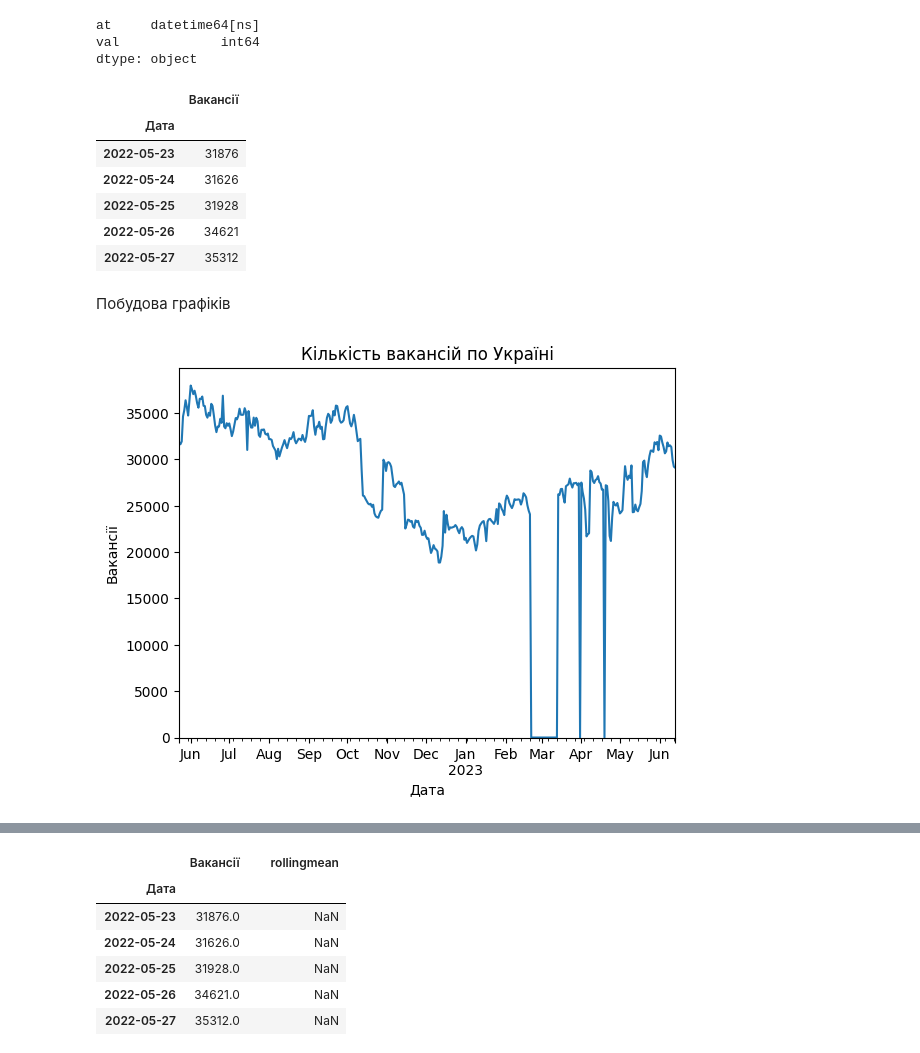
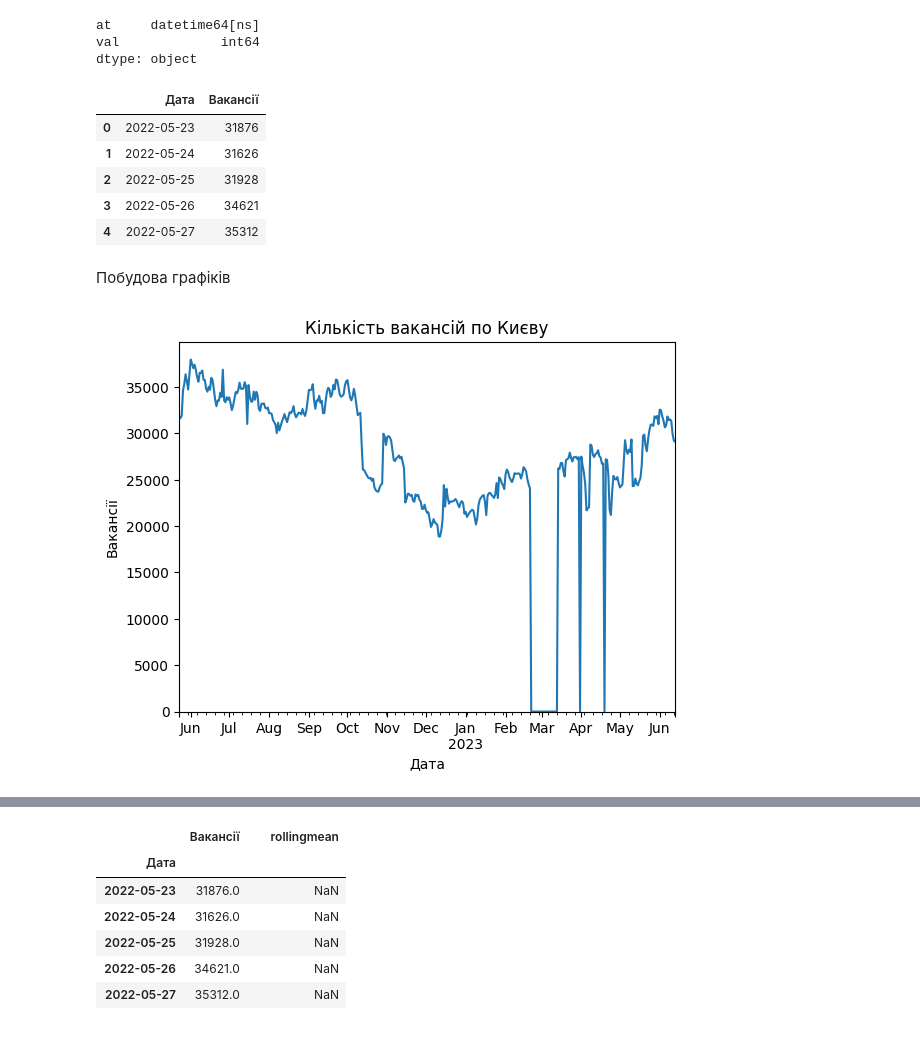
Before and after one commit to AliKon11/---, a Jupyter notebook: PythonLesson.ipynb, the cells around one changed output, grey strips where cells are left out. Cells and saved outputs as stored; diff of their text form; code cells hidden in the pictures.

```diff
--- a/PythonLesson.ipynb
+++ b/PythonLesson.ipynb
@@ -8,7 +8,7 @@ import pandas as pd
 import numpy as np
 import matplotlib.pyplot as plt
 # %%
-response =requests.get("https://uadata.net/work-positions/cities.json")
+response = requests.get("https://uadata.net/work-positions/cities.json?о=Київ")
 data_json = response.json()
 # %% [markdown]
 Створення DataFrame
@@ -52,26 +52,25 @@ df = df.rename(columns= {"at": "Дата", "val": "Вакансії"})
 # %%
 df.head()
 # %% [output]
-|  | Вакансії |
-| Дата |  |
-| 2022-05-23 | 31876 |
-| 2022-05-24 | 31626 |
-| 2022-05-25 | 31928 |
-| 2022-05-26 | 34621 |
-| 2022-05-27 | 35312 |
+|  | Дата | Вакансії |
+| 0 | 2022-05-23 | 31876 |
+| 1 | 2022-05-24 | 31626 |
+| 2 | 2022-05-25 | 31928 |
+| 3 | 2022-05-26 | 34621 |
+| 4 | 2022-05-27 | 35312 |
 # %%
 df.set_index('Дата', inplace=True)
 # %% [markdown]
 Побудова графіків
 # %%
 df["Вакансії"].plot()
-plt.title("Кількість вакансій по Україні")
+plt.title("Кількість вакансій по Києву")
 plt.xlabel('Дата')
 plt.ylabel('Вакансії')
 plt.ylim(bottom=0)
 plt.show()
 # %% [output]
-[figure, old version]
+[figure, new version]
 # %%
 df["Вакансії"] = df['Вакансії'].replace(0,np.nan)
 df['Вакансії'] = df["Вакансії"].interpolate()
```
Also changed, not shown: parts of 12 cells of this notebook.
